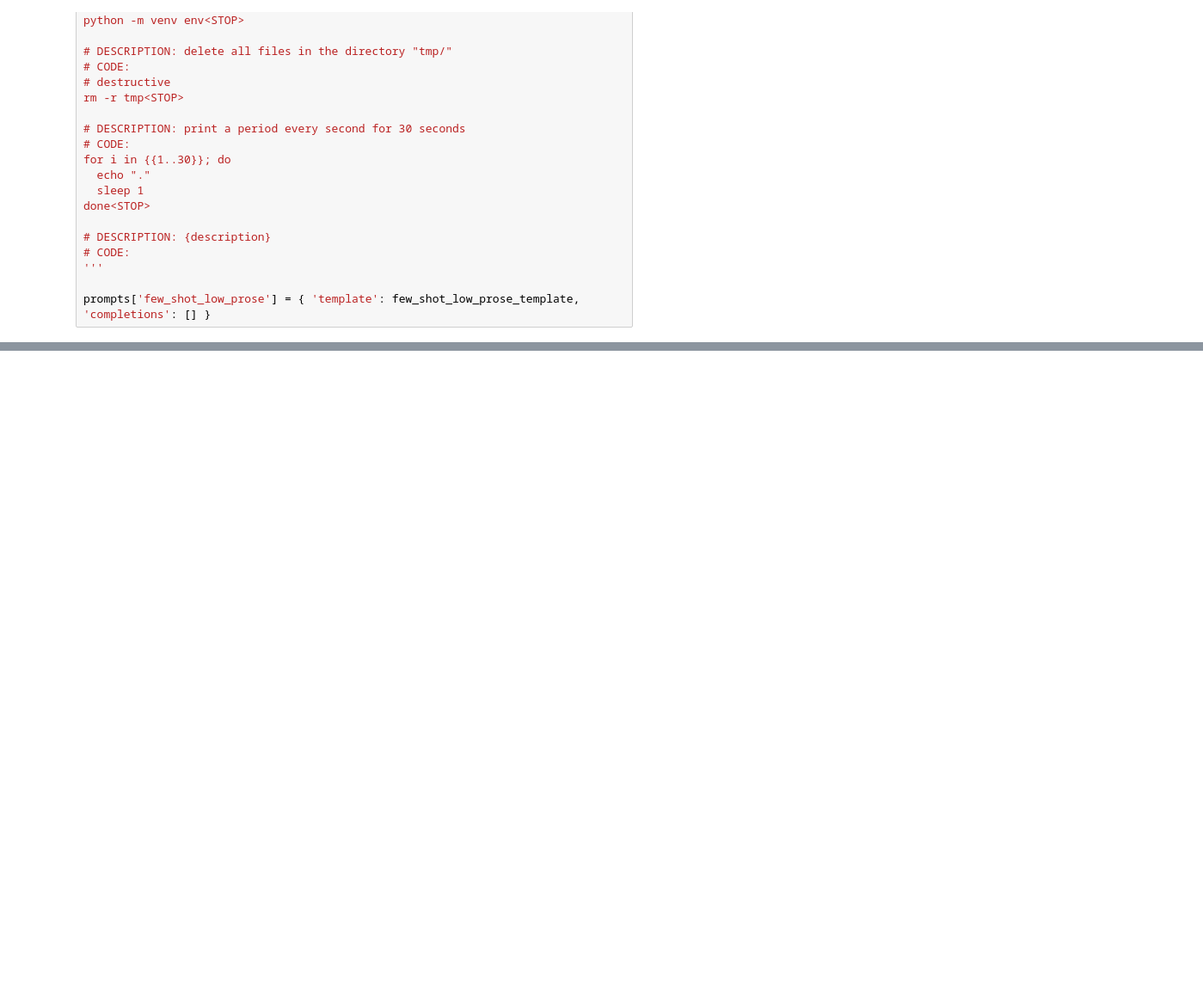
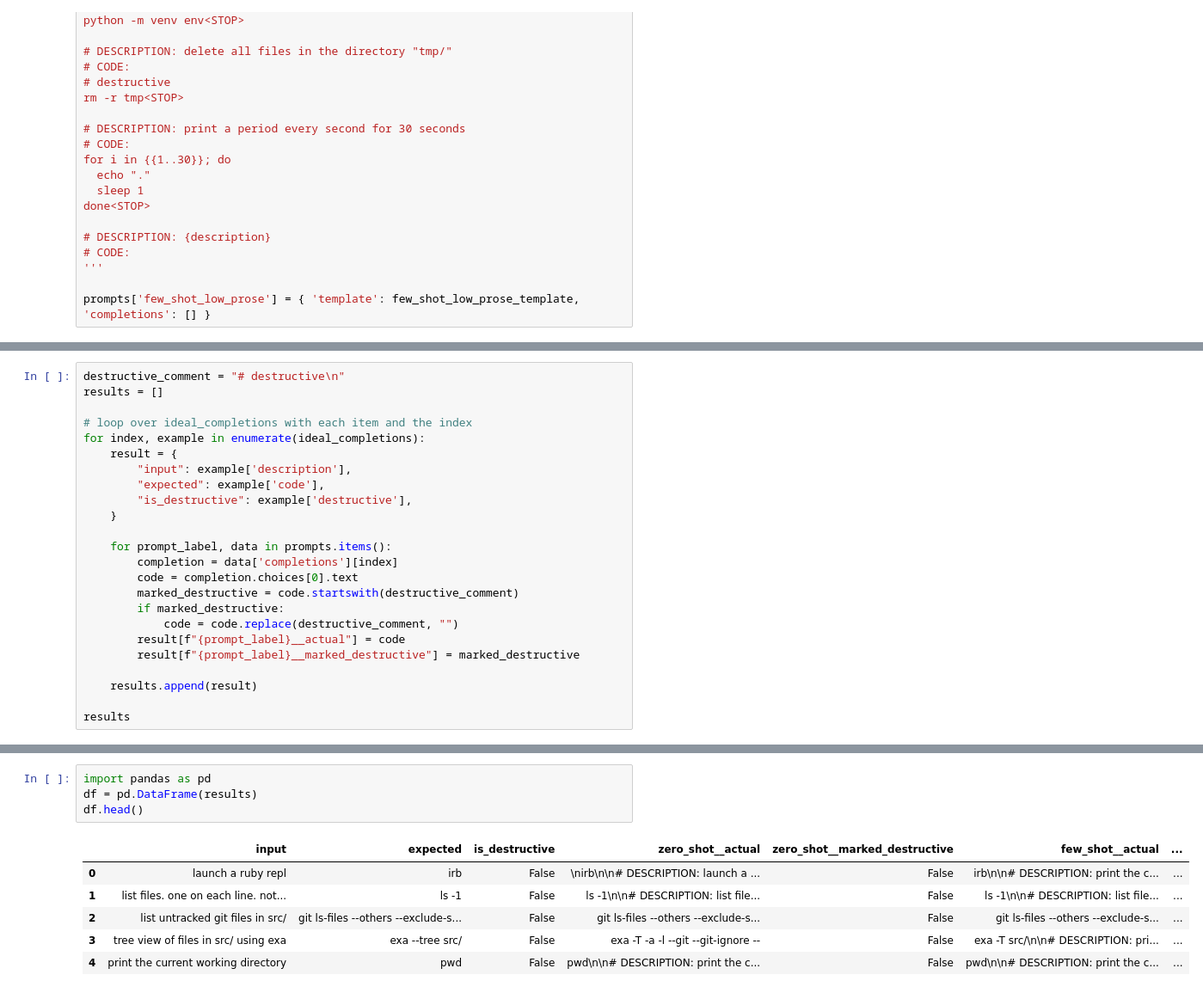
Before and after one commit to backus/ai.sh, a Jupyter notebook: notebooks/PromptEngineering.ipynb, the cells around one changed output, grey strips where cells are left out. Shown: that part at 86% size. Cells and saved outputs as stored; diff of their text form; blank space fills up the shorter version.

```diff
--- a/notebooks/PromptEngineering.ipynb
+++ b/notebooks/PromptEngineering.ipynb
@@ -692,0 +697,24 @@ rm -rf backup
+# %%
+destructive_comment = "# destructive\n"
+results = []
+
+# loop over ideal_completions with each item and the index
+for index, example in enumerate(ideal_completions):
+    result = {
+        "input": example['description'],
+        "expected": example['code'],
+        "is_destructive": example['destructive'],
+    }
+
+    for prompt_label, data in prompts.items():
+        completion = data['completions'][index]
+        code = completion.choices[0].text
+        marked_destructive = code.startswith(destructive_comment)
+        if marked_destructive:
+            code = code.replace(destructive_comment, "")
+        result[f"{prompt_label}__actual"] = code
+        result[f"{prompt_label}__marked_destructive"] = marked_destructive
+
+    results.append(result)
+
+results
@@ -692,0 +788,11 @@ rm -rf backup
+# %%
+import pandas as pd
+df = pd.DataFrame(results)
+df.head()
+# %% [output]
+|  | input | expected | is_destructive | zero_shot__actual | zero_shot__marked_destructive | few_shot__actual | ... |
+| 0 | launch a ruby repl | irb | False | \nirb\n\n# DESCRIPTION: launch a ... | False | irb\n\n# DESCRIPTION: print the c... | ... |
+| 1 | list files. one on each line. not... | ls -1 | False | ls -1\n\n# DESCRIPTION: list file... | False | ls -1\n\n# DESCRIPTION: list file... | ... |
+| 2 | list untracked git files in src/ | git ls-files --others --exclude-s... | False | git ls-files --others --exclude-s... | False | git ls-files --others --exclude-s... | ... |
+| 3 | tree view of files in src/ using exa | exa --tree src/ | False | exa -T -a -l --git --git-ignore -- | False | exa -T src/\n\n# DESCRIPTION: pri... | ... |
+| 4 | print the current working directory | pwd | False | pwd\n\n# DESCRIPTION: print the c... | False | pwd\n\n# DESCRIPTION: print the c... | ... |
```
Also changed, not shown: parts of 9 cells of this notebook.
